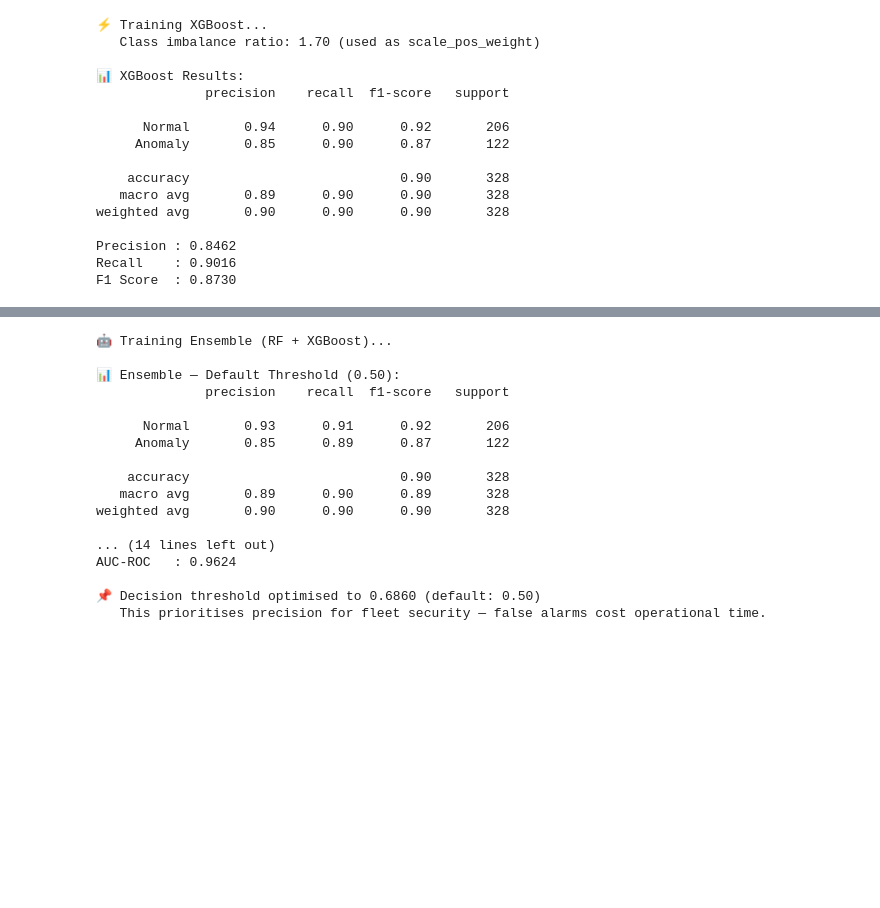
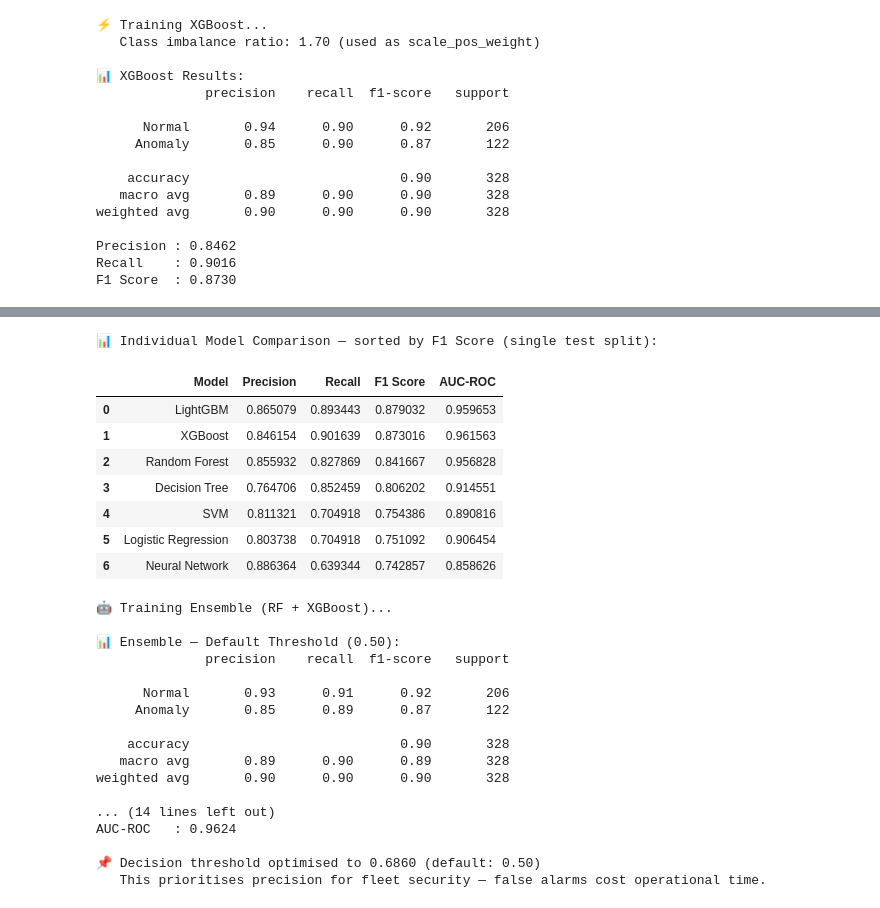
Before and after one commit to zigzagzeeq/FYP, a Jupyter notebook: notebooks/model_training.ipynb, the cells around one changed output, grey strips where cells are left out. Drawn from its saved outputs; the diff is of its cells as text; code cells hidden in the pictures; blank space fills up the shorter version.

```diff
--- a/notebooks/model_training.ipynb
+++ b/notebooks/model_training.ipynb
@@ -252,3 +462,60 @@ F1 Score  : 0.8730
+# %%
+# ── Individual Model Comparison Table (single test split) ──────────────
+comparison_data = {
+    'Model': ['Random Forest', 'XGBoost', 'Logistic Regression',
+              'Decision Tree', 'SVM', 'LightGBM', 'Neural Network'],
+    'Precision': [
+        precision_score(y_test, rf_preds),
+        precision_score(y_test, xgb_preds),
+        precision_score(y_test, lr_preds),
+        precision_score(y_test, dt_preds),
+        precision_score(y_test, svm_preds),
+        precision_score(y_test, lgbm_preds),
+        precision_score(y_test, mlp_preds),
+    ],
+    'Recall': [
+        recall_score(y_test, rf_preds),
+        recall_score(y_test, xgb_preds),
+        recall_score(y_test, lr_preds),
+        recall_score(y_test, dt_preds),
+        recall_score(y_test, svm_preds),
+        recall_score(y_test, lgbm_preds),
+        recall_score(y_test, mlp_preds),
+    ],
+    'F1 Score': [
+        f1_score(y_test, rf_preds),
+        f1_score(y_test, xgb_preds),
+        f1_score(y_test, lr_preds),
+        f1_score(y_test, dt_preds),
+        f1_score(y_test, svm_preds),
+        f1_score(y_test, lgbm_preds),
+        f1_score(y_test, mlp_preds),
+    ],
+    'AUC-ROC': [
+        roc_auc_score(y_test, rf_model.predict_proba(X_test)[:, 1]),
+        roc_auc_score(y_test, xgb_model.predict_proba(X_test)[:, 1]),
+        roc_auc_score(y_test, lr_proba),
+        roc_auc_score(y_test, dt_proba),
+        roc_auc_score(y_test, svm_proba),
+        roc_auc_score(y_test, lgbm_proba),
+        roc_auc_score(y_test, mlp_proba),
+    ],
+}
+
+comparison_df = pd.DataFrame(comparison_data).sort_values('F1 Score', ascending=False).reset_index(drop=True)
+
+print("📊 Individual Model Comparison — sorted by F1 Score (single test split):")
+comparison_df
+# %% [output]
+📊 Individual Model Comparison — sorted by F1 Score (single test split):
+|  | Model | Precision | Recall | F1 Score | AUC-ROC |
+| 0 | LightGBM | 0.865079 | 0.893443 | 0.879032 | 0.959653 |
+| 1 | XGBoost | 0.846154 | 0.901639 | 0.873016 | 0.961563 |
+| 2 | Random Forest | 0.855932 | 0.827869 | 0.841667 | 0.956828 |
+| 3 | Decision Tree | 0.764706 | 0.852459 | 0.806202 | 0.914551 |
+| 4 | SVM | 0.811321 | 0.704918 | 0.754386 | 0.890816 |
+| 5 | Logistic Regression | 0.803738 | 0.704918 | 0.751092 | 0.906454 |
+| 6 | Neural Network | 0.886364 | 0.639344 | 0.742857 | 0.858626 |
 # %%
 # ── Voting Ensemble + Threshold Optimisation for ≥90% Precision ───────
 from sklearn.metrics import precision_recall_curve
```
Also changed, not shown: parts of 15 cells of this notebook, 4 other files.
